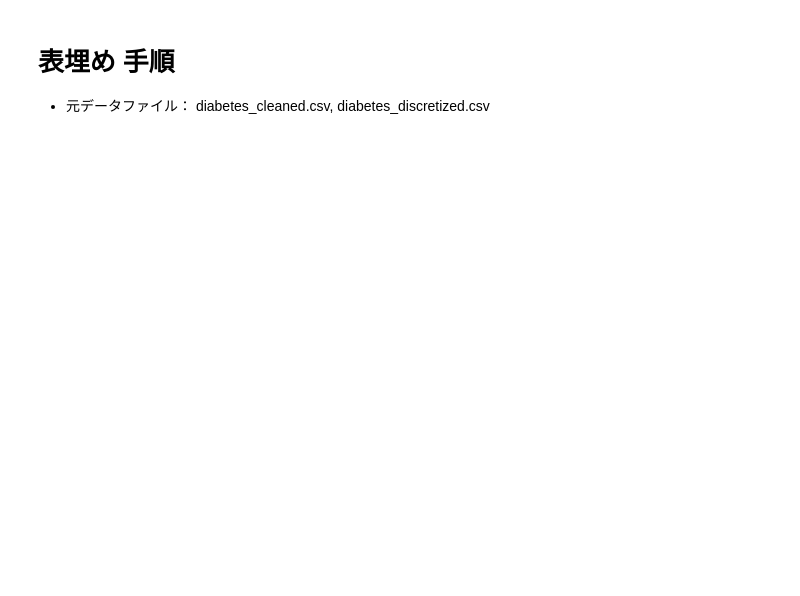
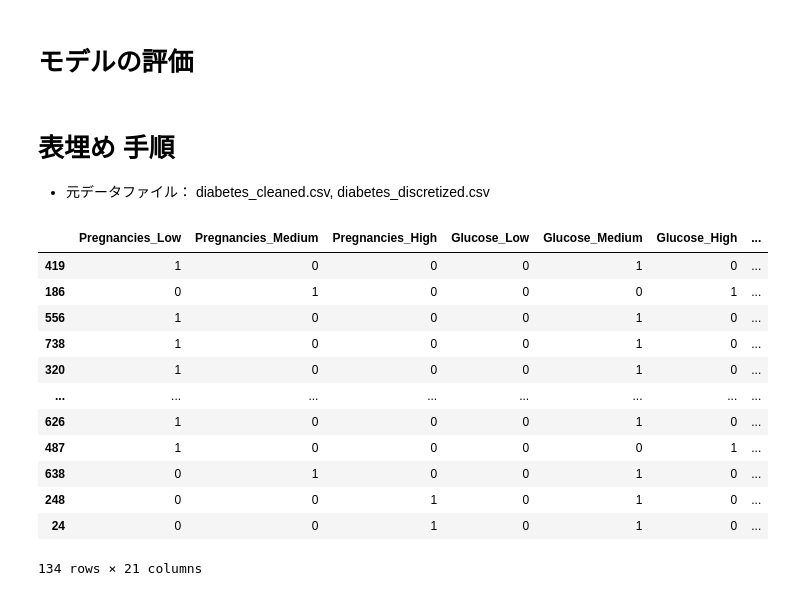
Before and after one commit to k-onoue/lukasiewicz_1, a Jupyter notebook: notebooks/pima_indian_diabetes/evaluation.ipynb, the cells around one changed output. Drawn from its saved outputs; the diff is of its cells as text; code cells hidden in the pictures; blank space fills up the shorter version.

Commit message:
implement a series of steps for model evaluation

```diff
--- a/notebooks/pima_indian_diabetes/evaluation.ipynb
+++ b/notebooks/pima_indian_diabetes/evaluation.ipynb
@@ -17,12 +19 @@ from src.objective_function import specimen_construct_objective_function, specim
 from src.evaluation import EvaluateModel
-# %%
-import os
-import sys
-project_dir_path = '/home/onoue/ws/lukasiewicz_1'
-sys.path.append(project_dir_path)
-import shutil
-
-import pandas as pd
-import numpy as np
-
-from sklearn.model_selection import train_test_split
@@ -177,0 +193,2 @@ __call__ took 21.220083475112915 seconds!
+# %% [markdown]
+# モデルの評価
@@ -179,3 +201,29 @@ __call__ took 21.220083475112915 seconds!
 # 表埋め 手順
 
 - 元データファイル： diabetes_cleaned.csv, diabetes_discretized.csv
+# %%
+file_path = os.path.join(data_dir_path, "test", "L_Outcome.csv")
+
+test_data = pd.read_csv(file_path, index_col=0)
+X_test = test_data.drop(['target'], axis=1)
+y_test = test_data['target']
+
+p = problem_instance.predicates_dict['Outcome']
+y_pred = p(X_test).value
+y_pred_interpreted = np.where(y_pred >= 0.5, 1, -1)
+# %%
+X_test
+# %% [output]
+|  | Pregnancies_Low | Pregnancies_Medium | Pregnancies_High | Glucose_Low | Glucose_Medium | Glucose_High | ... |
+| 419 | 1 | 0 | 0 | 0 | 1 | 0 | ... |
+| 186 | 0 | 1 | 0 | 0 | 0 | 1 | ... |
+| 556 | 1 | 0 | 0 | 0 | 1 | 0 | ... |
+| 738 | 1 | 0 | 0 | 0 | 1 | 0 | ... |
+| 320 | 1 | 0 | 0 | 0 | 1 | 0 | ... |
+| ... | ... | ... | ... | ... | ... | ... | ... |
+| 626 | 1 | 0 | 0 | 0 | 1 | 0 | ... |
+| 487 | 1 | 0 | 0 | 0 | 0 | 1 | ... |
+| 638 | 0 | 1 | 0 | 0 | 1 | 0 | ... |
+| 248 | 0 | 0 | 1 | 0 | 1 | 0 | ... |
+| 24 | 0 | 0 | 1 | 0 | 1 | 0 | ... |
+134 rows × 21 columns
```
Also changed, not shown: parts of 13 cells of this notebook, 9 other files.
